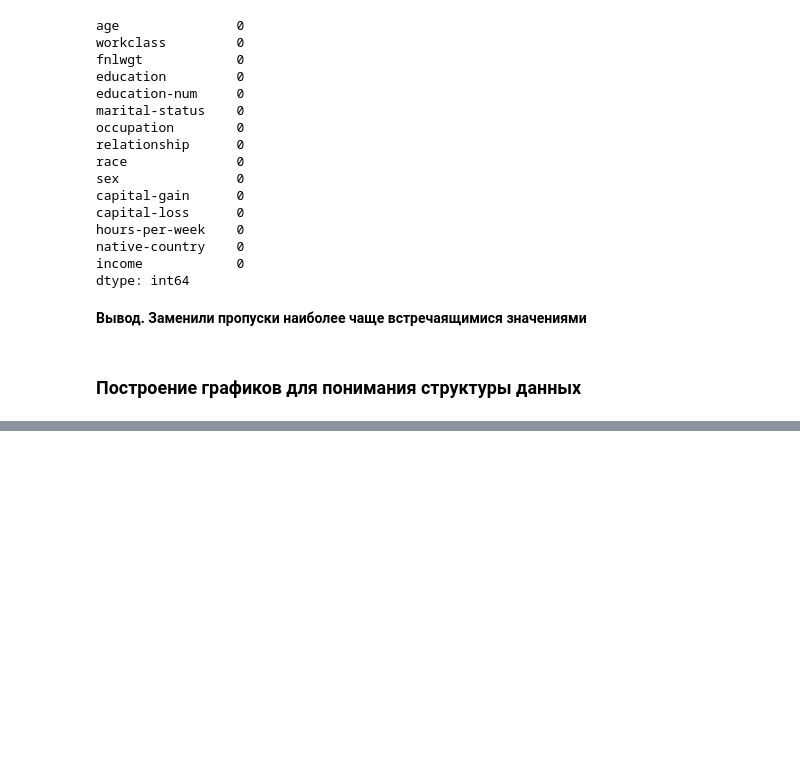
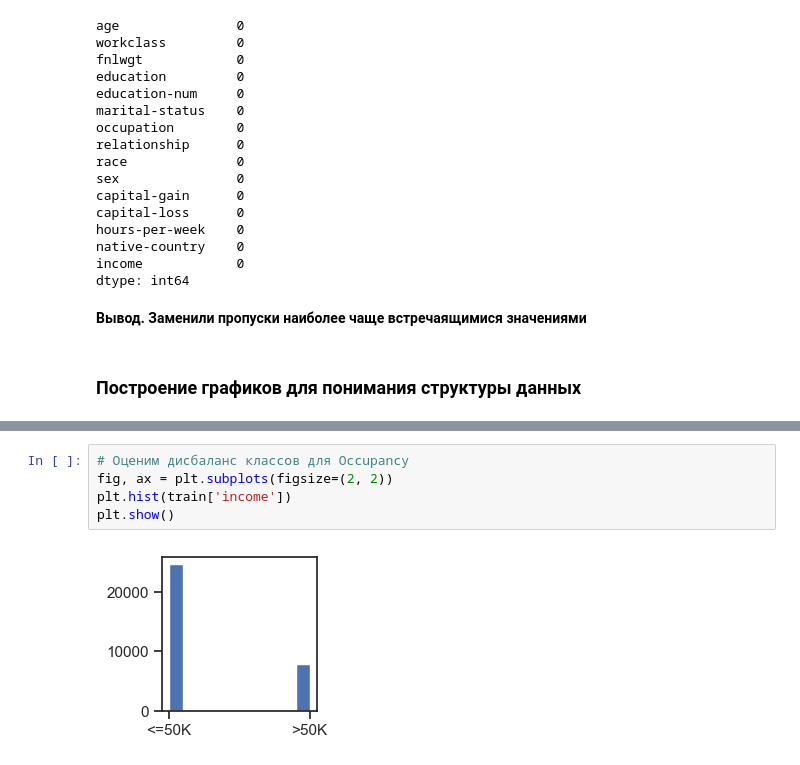
Before and after one commit to Qaleka/TMO_2024, a Jupyter notebook: nir.ipynb, the cells around one changed output, grey strips where cells are left out. Saved outputs shown, nothing was run; the diff lists cells and outputs as text; blank space fills up the shorter version.

```diff
--- a/nir.ipynb
+++ b/nir.ipynb
@@ -257,0 +456,7 @@ dtype: int64
+# %%
+# Оценим дисбаланс классов для Occupancy
+fig, ax = plt.subplots(figsize=(2, 2))
+plt.hist(train['income'])
+plt.show()
+# %% [output]
+[figure, added]
```
Also changed, not shown: parts of 82 cells of this notebook, 3 other files.
